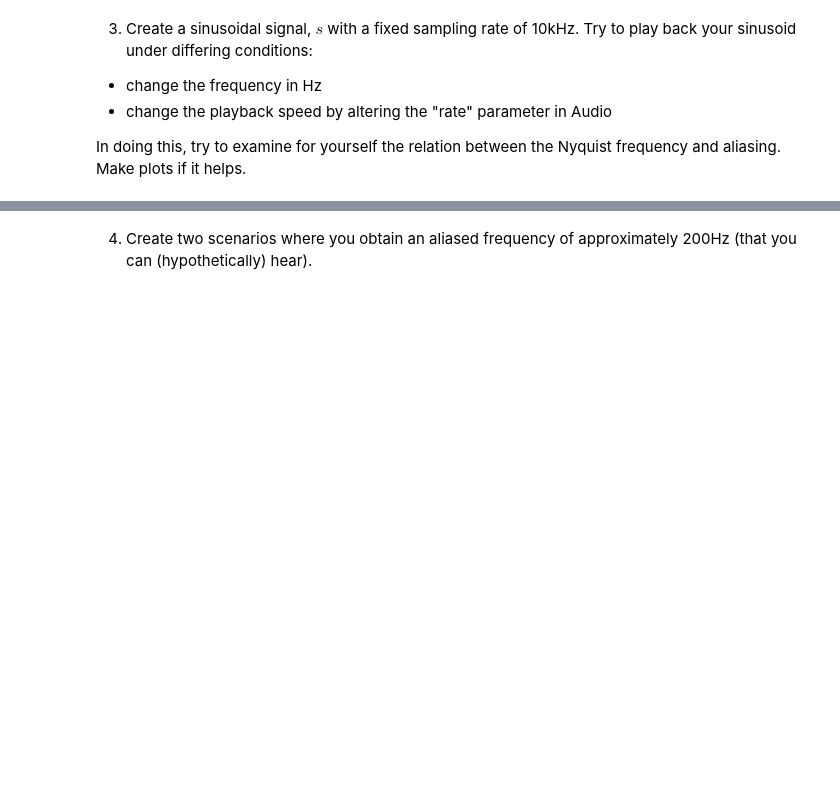
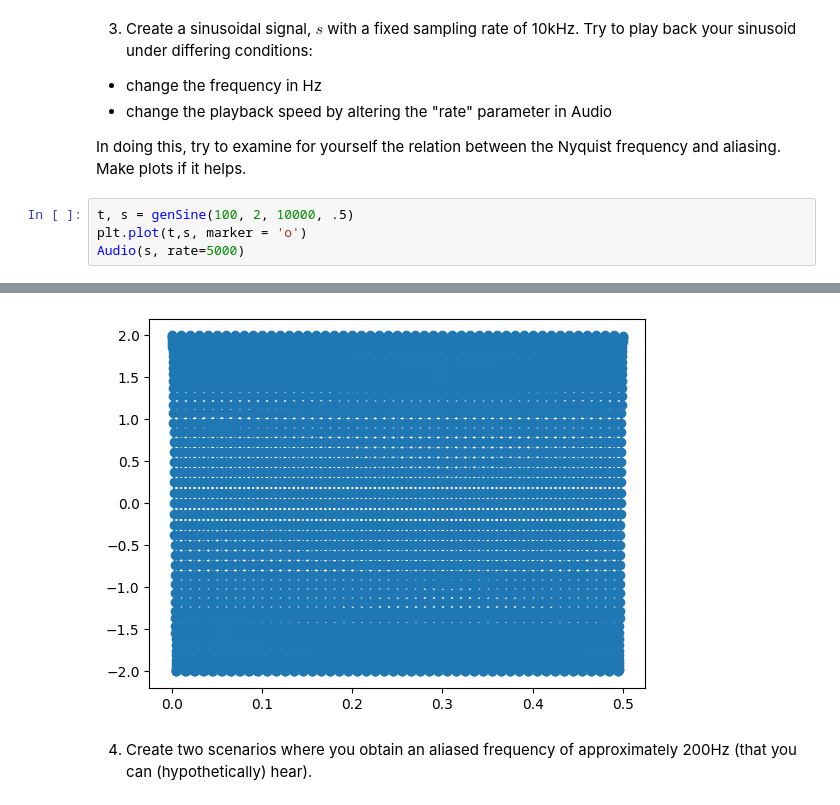
Before and after one commit to jalynf706-dot/AudioTechII, a Jupyter notebook: Activities/Activity2_sinusoidsFunctions.ipynb, the cells around one changed output, grey strips where cells are left out. Saved outputs shown, nothing was run; the diff lists cells and outputs as text; blank space fills up the shorter version.

```diff
--- a/Activities/Activity2_sinusoidsFunctions.ipynb
+++ b/Activities/Activity2_sinusoidsFunctions.ipynb
@@ -85,3 +88,8 @@ Audio(genSine(440, 2, 1500, 2), rate=22050)
 * change the playback speed by altering the "rate" parameter in Audio
 
 In doing this, try to examine for yourself the relation between the Nyquist frequency and aliasing. Make plots if it helps.
+# %%
+t, s = genSine(100, 2, 10000, .5)
+plt.plot(t,s, marker = 'o')
+Audio(s, rate=5000)
+# %% [output]
@@ -88,2 +97,3 @@ In doing this, try to examine for yourself the relation between the Nyquist freq
+[figure, added]
 # %% [markdown]
 4) Create two scenarios where you obtain an aliased frequency of approximately 200Hz (that you can (hypothetically) hear).
```
Also changed, not shown: parts of 11 cells of this notebook.
